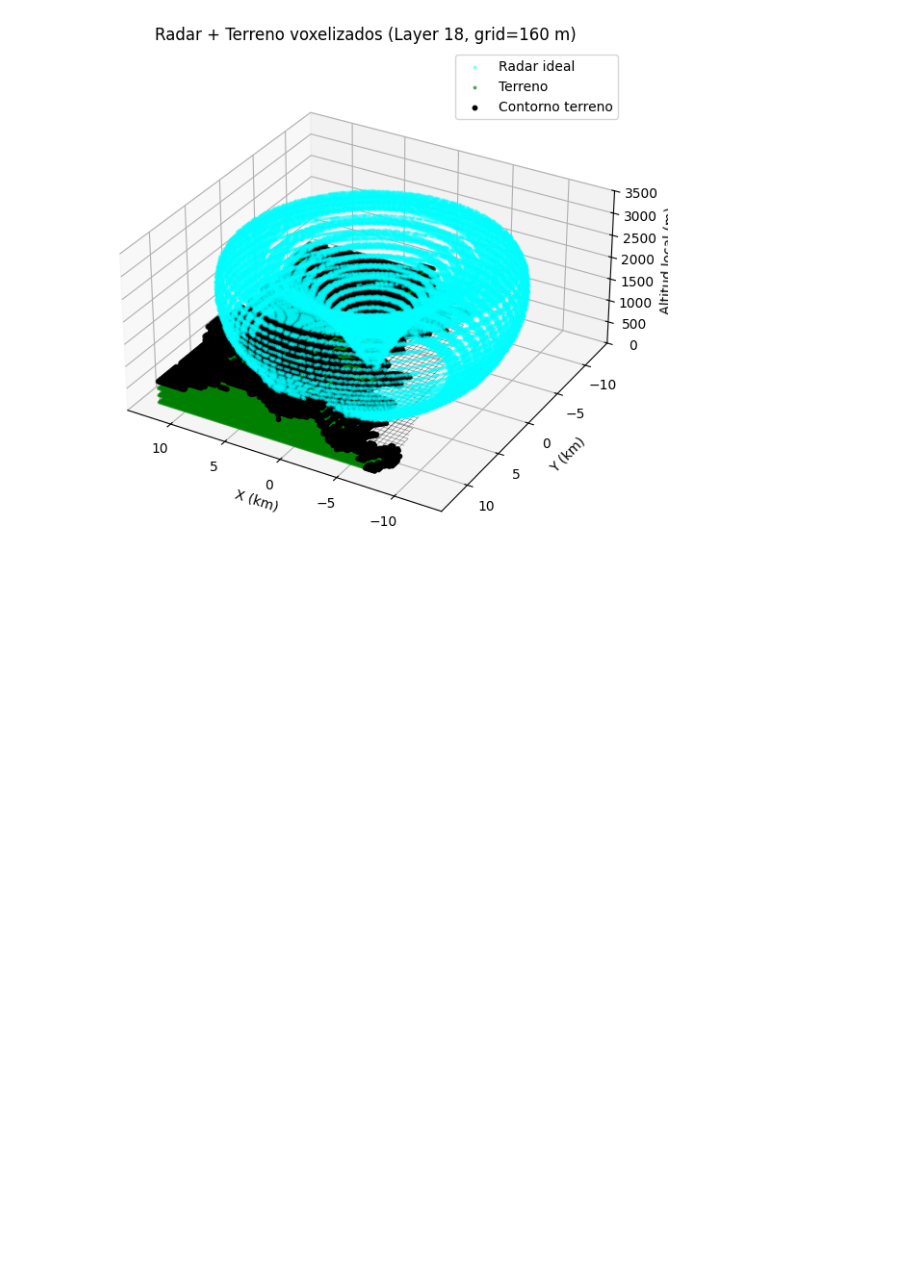
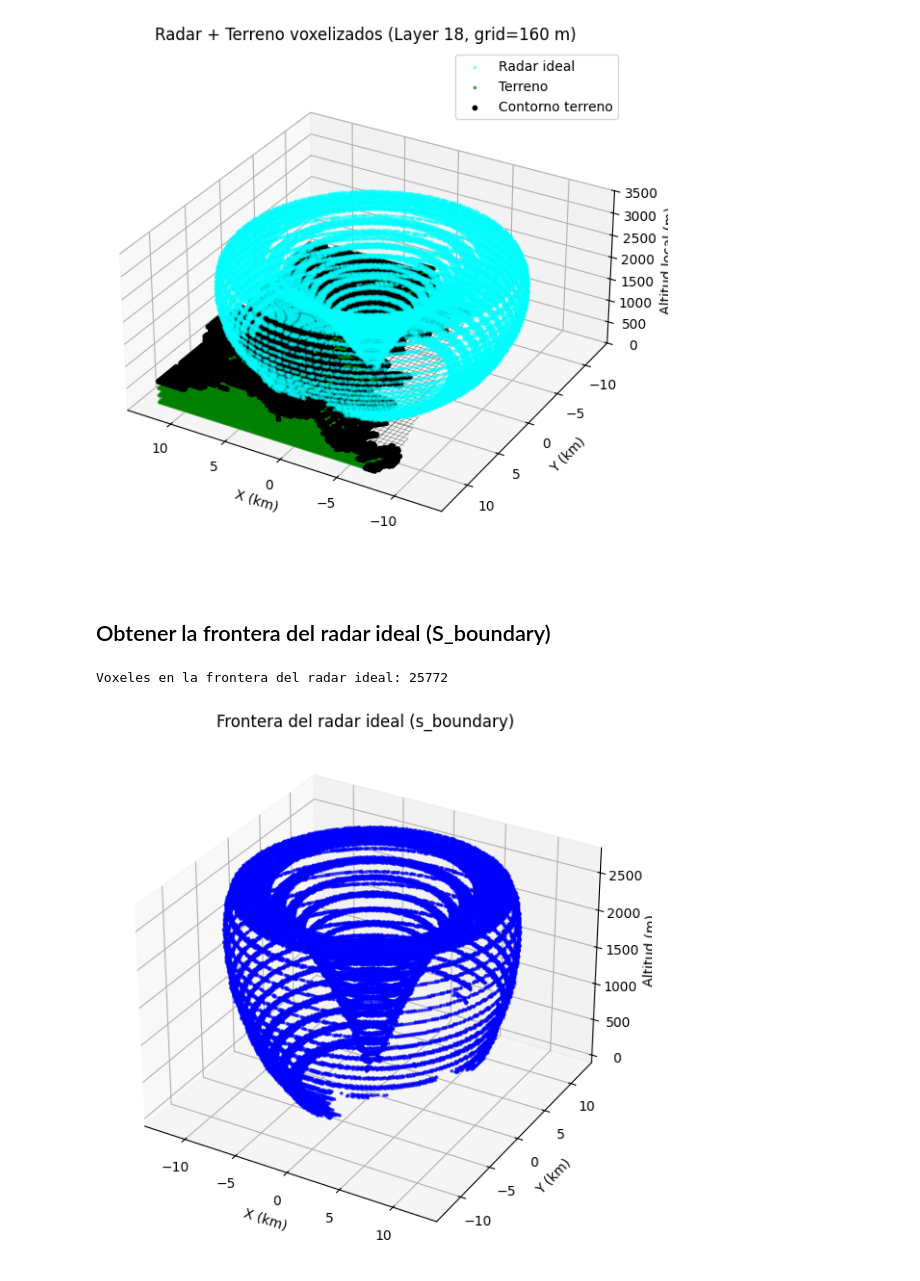
Before and after one commit to prm2419/Radar_coverage_with_DEM, a Jupyter notebook: Pruebas_tensores.ipynb, the cells around one changed output. Saved outputs shown, nothing was run; the diff lists cells and outputs as text; code cells hidden in the pictures; blank space fills up the shorter version.

Commit message:
Añadir el set de limites del radar

```diff
--- a/Pruebas_tensores.ipynb
+++ b/Pruebas_tensores.ipynb
@@ -419,3 +419,68 @@ ax.legend()
 plt.show()
 # %% [output]
 [figure]
+# %% [markdown]
+## Obtener la frontera del radar ideal (S_boundary)
+# %%
+# Extraer todos los voxeles con flag = 2 (radar ideal)
+IX_r, IY_r, IZ_r = np.where(grid_flags == 2)
+
+# Lista para guardar los voxeles que son frontera
+boundary_list = []
+
+# Desplazamientos para vecindad 26 - 3D-DDA - elemento estructurante
+neighbors = [(dx,dy,dz)
+             for dx in [-1,0,1]
+             for dy in [-1,0,1]
+             for dz in [-1,0,1]
+             if not (dx==0 and dy==0 and dz==0)]
+
+nx, ny, nz = grid_flags.shape
+
+for x0, y0, z0 in zip(IX_r, IY_r, IZ_r):
+
+    is_boundary = False
+
+    for dx, dy, dz in neighbors:
+        x1 = x0 + dx
+        y1 = y0 + dy
+        z1 = z0 + dz
+
+        # Fuera de la malla = frontera automáticamente
+        if x1 < 0 or x1 >= nx or y1 < 0 or y1 >= ny or z1 < 0 or z1 >= nz:
+            is_boundary = True
+            break
+
+        # Si el vecino no es radar (2), entonces la celda sí es frontera
+        if grid_flags[x1, y1, z1] != 2:
+            is_boundary = True
+            break
+
+    if is_boundary:
+        boundary_list.append((x0, y0, z0))
+
+# Convertir a arrays
+boundary_list = np.array(boundary_list)
+print("Voxeles en la frontera del radar ideal:", len(boundary_list))
+
+# Visualizar voxeles frontera
+# Obtener coordenadas de los voxeles frontera
+IX_b, IY_b, IZ_b = boundary_list[:,0], boundary_list[:,1], boundary_list[:,2]
+
+Xb = xc[IX_b]
+Yb = yc[IY_b]
+Zb = zc[IZ_b]
+
+fig = plt.figure(figsize=(9,7))
+ax = fig.add_subplot(111, projection='3d')
+
+ax.scatter(Xb/1000.0, Yb/1000.0, Zb, s=3, c='blue', alpha=0.6)
+
+ax.set_xlabel("X (km)")
+ax.set_ylabel("Y (km)")
+ax.set_zlabel("Altitud (m)")
+ax.set_title("Frontera del radar ideal (s_boundary)")
+plt.show()
+# %% [output]
+Voxeles en la frontera del radar ideal: 25772
+[figure, added]
```
